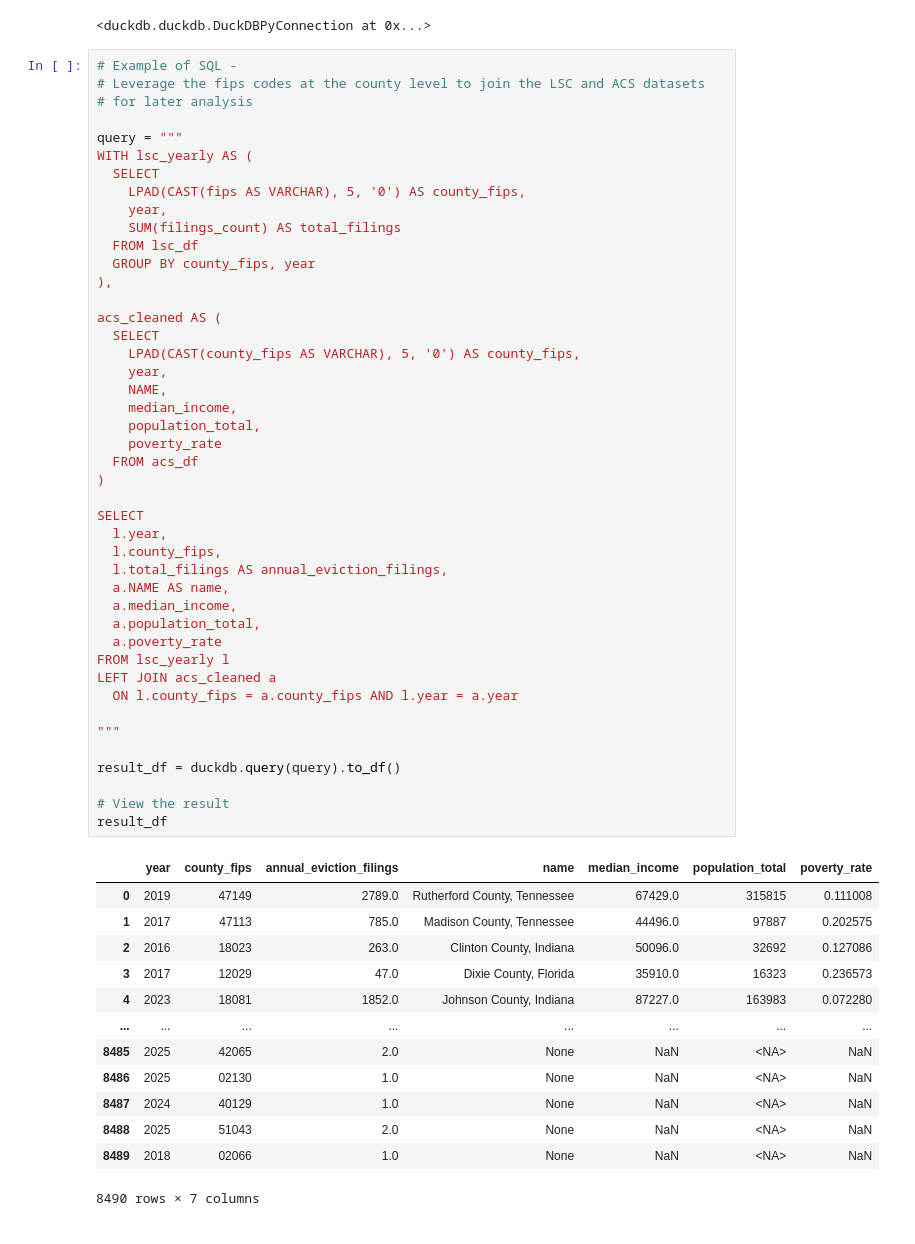
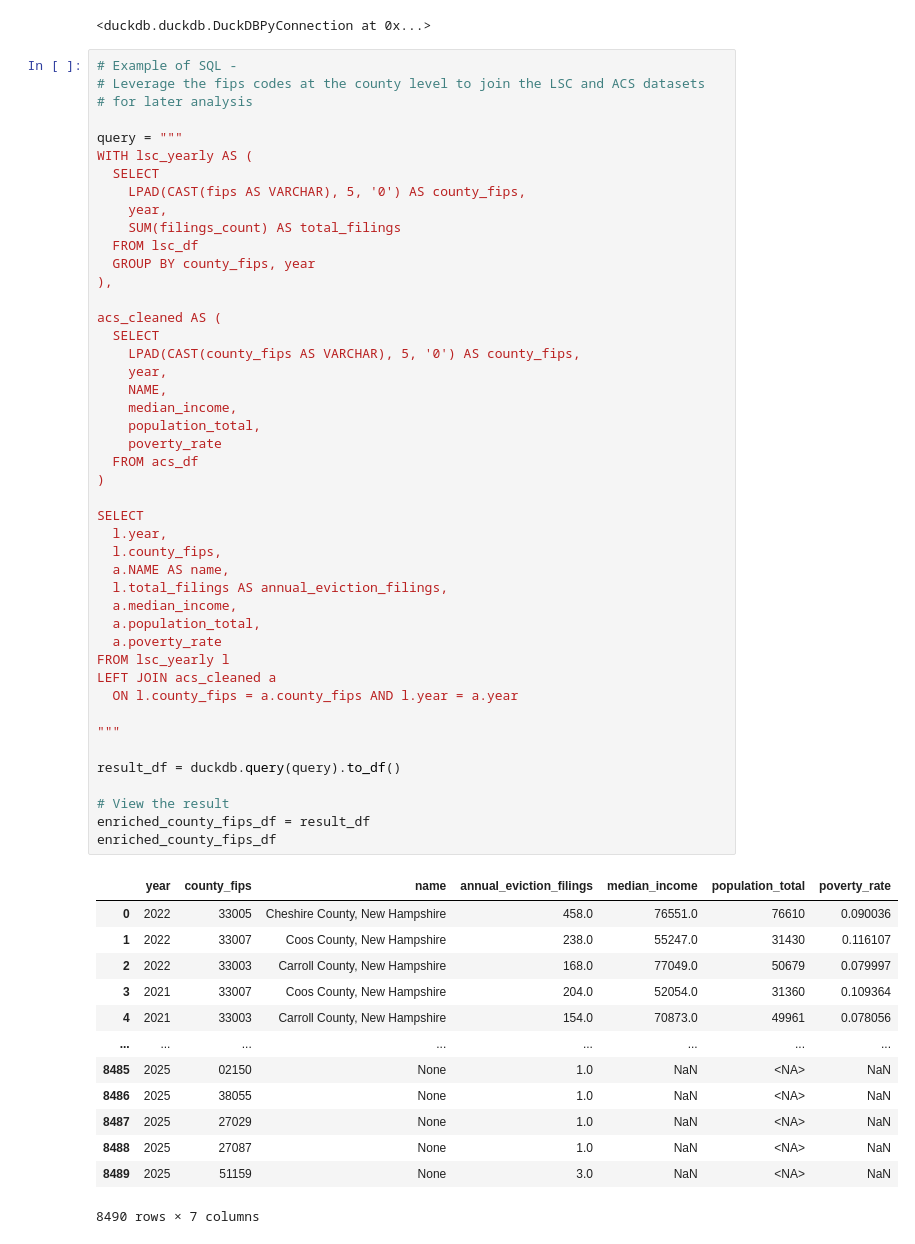
Before and after one commit to TuckerRasbury/coding_sample_eviction-lab_data-engineer, a Jupyter notebook: Eviction_Lab_Data_Engineer_Coding_Sample.ipynb, the cells around one changed output. Drawn from its saved outputs; the diff is of its cells as text.

```diff
--- a/Eviction_Lab_Data_Engineer_Coding_Sample.ipynb
+++ b/Eviction_Lab_Data_Engineer_Coding_Sample.ipynb
@@ -529,47 +546,48 @@ WITH lsc_yearly AS (
 ),
 
 acs_cleaned AS (
   SELECT
     LPAD(CAST(county_fips AS VARCHAR), 5, '0') AS county_fips,
     year,
     NAME,
     median_income,
     population_total,
     poverty_rate
   FROM acs_df
 )
 
 SELECT
   l.year,
   l.county_fips,
+  a.NAME AS name,
   l.total_filings AS annual_eviction_filings,
-  a.NAME AS name,
   a.median_income,
   a.population_total,
   a.poverty_rate
 FROM lsc_yearly l
 LEFT JOIN acs_cleaned a
   ON l.county_fips = a.county_fips AND l.year = a.year
 
 """
 
 result_df = duckdb.query(query).to_df()
 
 # View the result
-result_df
+enriched_county_fips_df = result_df
+enriched_county_fips_df
 # %% [output]
-|  | year | county_fips | annual_eviction_filings | name | median_income | population_total | poverty_rate |
-| 0 | 2019 | 47149 | 2789.0 | Rutherford County, Tennessee | 67429.0 | 315815 | 0.111008 |
-| 1 | 2017 | 47113 | 785.0 | Madison County, Tennessee | 44496.0 | 97887 | 0.202575 |
-| 2 | 2016 | 18023 | 263.0 | Clinton County, Indiana | 50096.0 | 32692 | 0.127086 |
-| 3 | 2017 | 12029 | 47.0 | Dixie County, Florida | 35910.0 | 16323 | 0.236573 |
-| 4 | 2023 | 18081 | 1852.0 | Johnson County, Indiana | 87227.0 | 163983 | 0.072280 |
+|  | year | county_fips | name | annual_eviction_filings | median_income | population_total | poverty_rate |
+| 0 | 2022 | 33005 | Cheshire County, New Hampshire | 458.0 | 76551.0 | 76610 | 0.090036 |
+| 1 | 2022 | 33007 | Coos County, New Hampshire | 238.0 | 55247.0 | 31430 | 0.116107 |
+| 2 | 2022 | 33003 | Carroll County, New Hampshire | 168.0 | 77049.0 | 50679 | 0.079997 |
+| 3 | 2021 | 33007 | Coos County, New Hampshire | 204.0 | 52054.0 | 31360 | 0.109364 |
+| 4 | 2021 | 33003 | Carroll County, New Hampshire | 154.0 | 70873.0 | 49961 | 0.078056 |
 | ... | ... | ... | ... | ... | ... | ... | ... |
-| 8485 | 2025 | 42065 | 2.0 | None | NaN | <NA> | NaN |
-| 8486 | 2025 | 02130 | 1.0 | None | NaN | <NA> | NaN |
-| 8487 | 2024 | 40129 | 1.0 | None | NaN | <NA> | NaN |
-| 8488 | 2025 | 51043 | 2.0 | None | NaN | <NA> | NaN |
-| 8489 | 2018 | 02066 | 1.0 | None | NaN | <NA> | NaN |
+| 8485 | 2025 | 02150 | None | 1.0 | NaN | <NA> | NaN |
+| 8486 | 2025 | 38055 | None | 1.0 | NaN | <NA> | NaN |
+| 8487 | 2025 | 27029 | None | 1.0 | NaN | <NA> | NaN |
+| 8488 | 2025 | 27087 | None | 1.0 | NaN | <NA> | NaN |
+| 8489 | 2025 | 51159 | None | 3.0 | NaN | <NA> | NaN |
 8490 rows × 7 columns
 # %%
 # View Columns Listed in Analytics Ready Table
```
Also changed, not shown: parts of 7 cells of this notebook.
